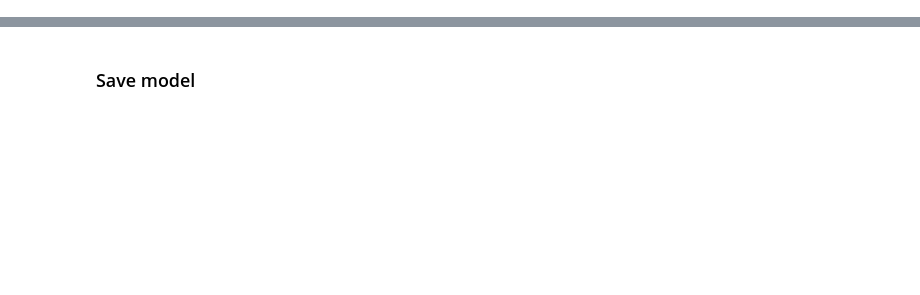
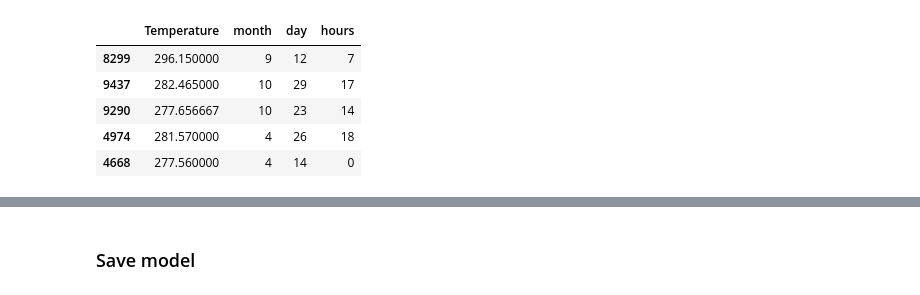
Before and after one commit to mlouarra/Chicago_Crime, a Jupyter notebook: notebooks/classification_crime_different_classifieur.ipynb, the cells around one changed output, grey strips where cells are left out. Cells and saved outputs as stored; diff of their text form; code cells hidden in the pictures; blank space fills up the shorter version.

```diff
--- a/notebooks/classification_crime_different_classifieur.ipynb
+++ b/notebooks/classification_crime_different_classifieur.ipynb
@@ -99,4 +132,13 @@ Wall time: 16min 26s
 # %%
 df_temperature = obj_df_loaded.df_temperature()
+# %%
+df_temperature.sample(5)
+# %% [output]
+|  | Temperature | month | day | hours |
+| 8299 | 296.150000 | 9 | 12 | 7 |
+| 9437 | 282.465000 | 10 | 29 | 17 |
+| 9290 | 277.656667 | 10 | 23 | 14 |
+| 4974 | 281.570000 | 4 | 26 | 18 |
+| 4668 | 277.560000 | 4 | 14 | 0 |
 # %%
 df_sky = obj_df_loaded.df_sky()
```
Also changed, not shown: parts of 20 cells of this notebook, 8 other files.
